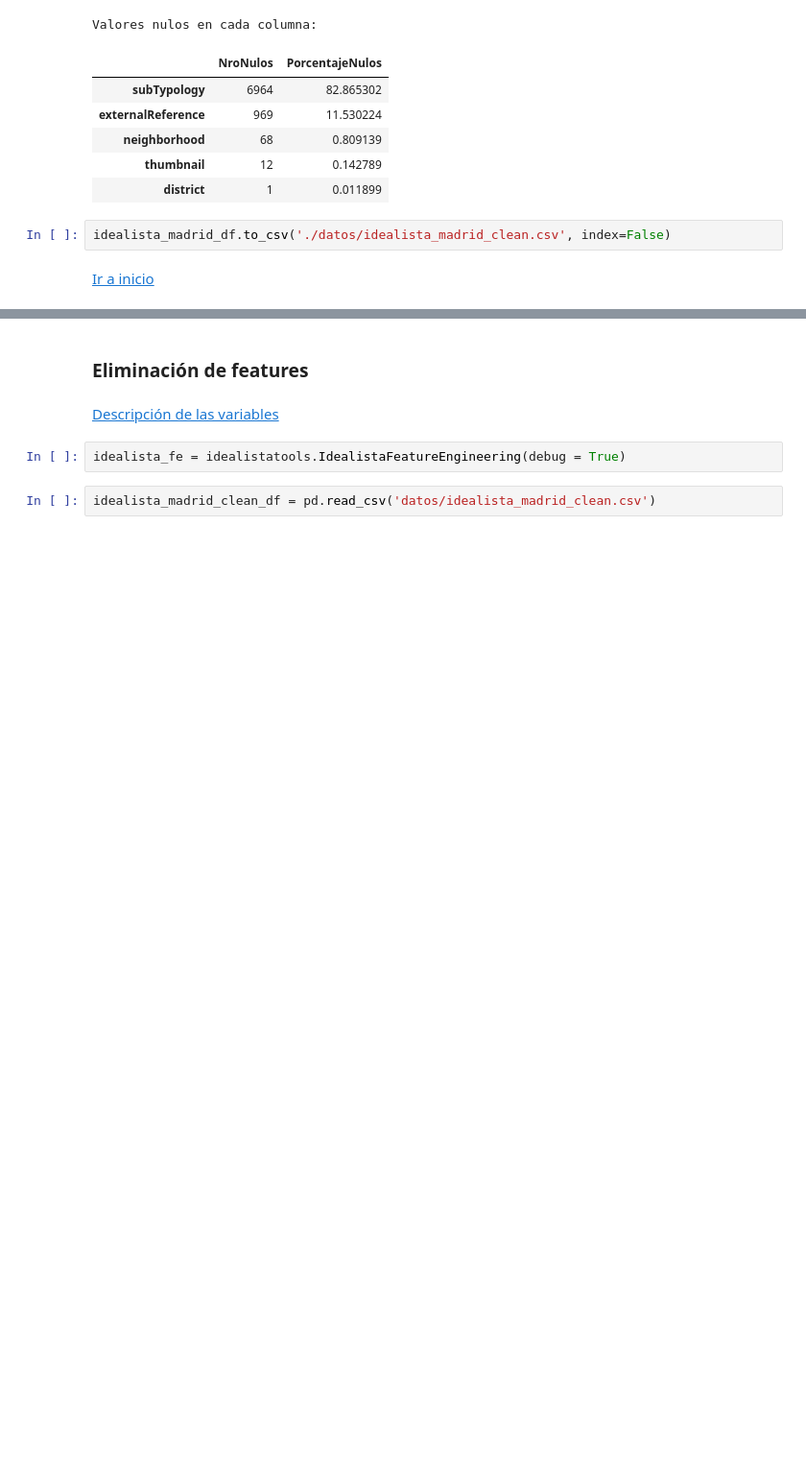
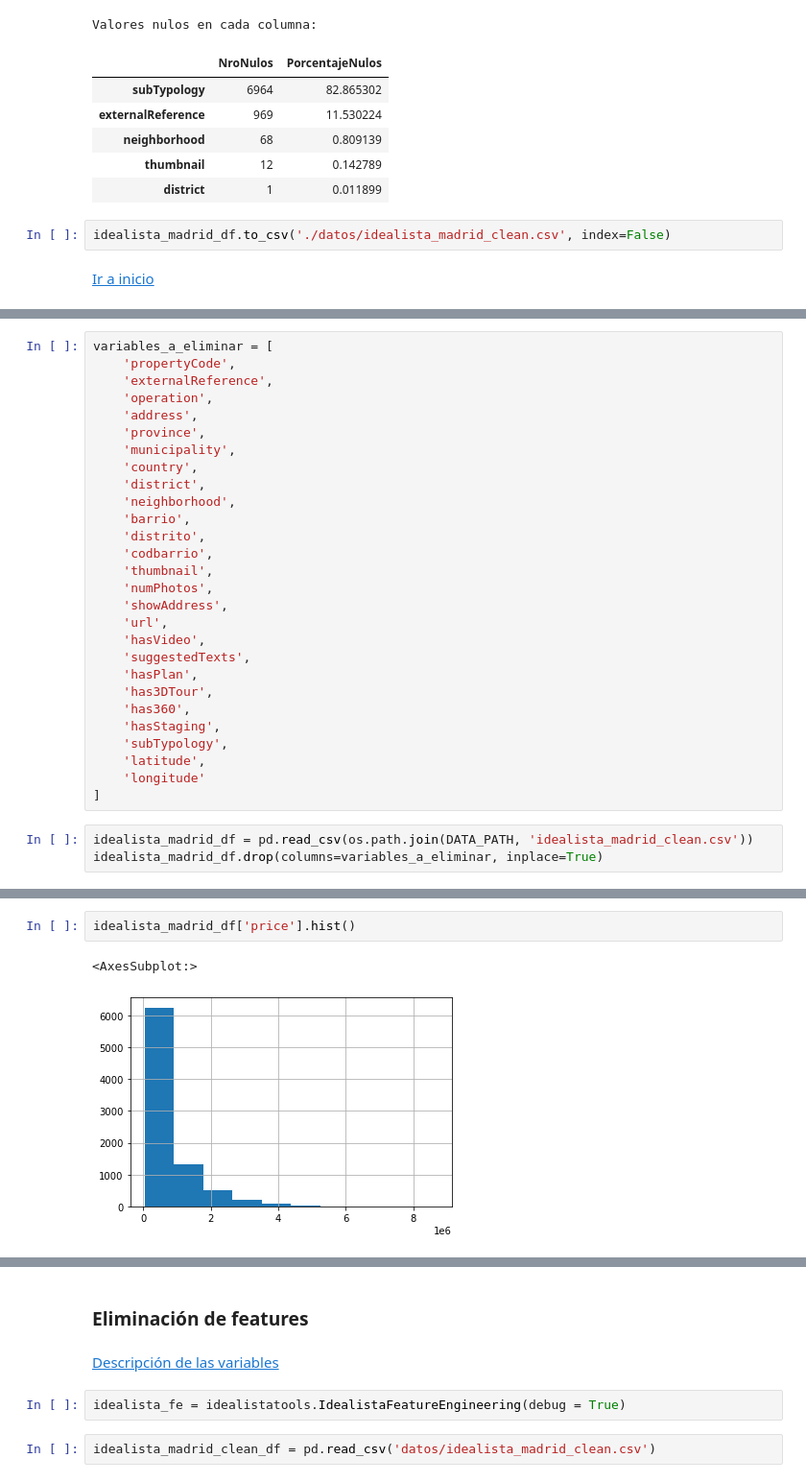
Before and after one commit to LuisARG/ML_DL_Idealista_project, a Jupyter notebook: src/main.ipynb, the cells around one changed output, grey strips where cells are left out. Shown at 96% size. Drawn from its saved outputs; the diff is of its cells as text; blank space fills up the shorter version.

```diff
--- a/src/main.ipynb
+++ b/src/main.ipynb
@@ -518,0 +485,31 @@ idealista_madrid_df.to_csv('./datos/idealista_madrid_clean.csv', index=False)
+# %%
+variables_a_eliminar = [
+    'propertyCode',
+    'externalReference',
+    'operation',
+    'address',
+    'province',
+    'municipality',
+    'country',
+    'district',
+    'neighborhood',
+    'barrio',
+    'distrito',
+    'codbarrio',
+    'thumbnail',
+    'numPhotos',
+    'showAddress',
+    'url',
+    'hasVideo',
+    'suggestedTexts',
+    'hasPlan',
+    'has3DTour',
+    'has360',
+    'hasStaging',
+    'subTypology',
+    'latitude',
+    'longitude'
+]
+# %%
+idealista_madrid_df = pd.read_csv(os.path.join(DATA_PATH, 'idealista_madrid_clean.csv'))
+idealista_madrid_df.drop(columns=variables_a_eliminar, inplace=True)
@@ -518,0 +559,5 @@ idealista_madrid_df.to_csv('./datos/idealista_madrid_clean.csv', index=False)
+# %%
+idealista_madrid_df['price'].hist()
+# %% [output]
+<AxesSubplot:>
+[figure, added]
```
Also changed, not shown: parts of 31 cells of this notebook.
